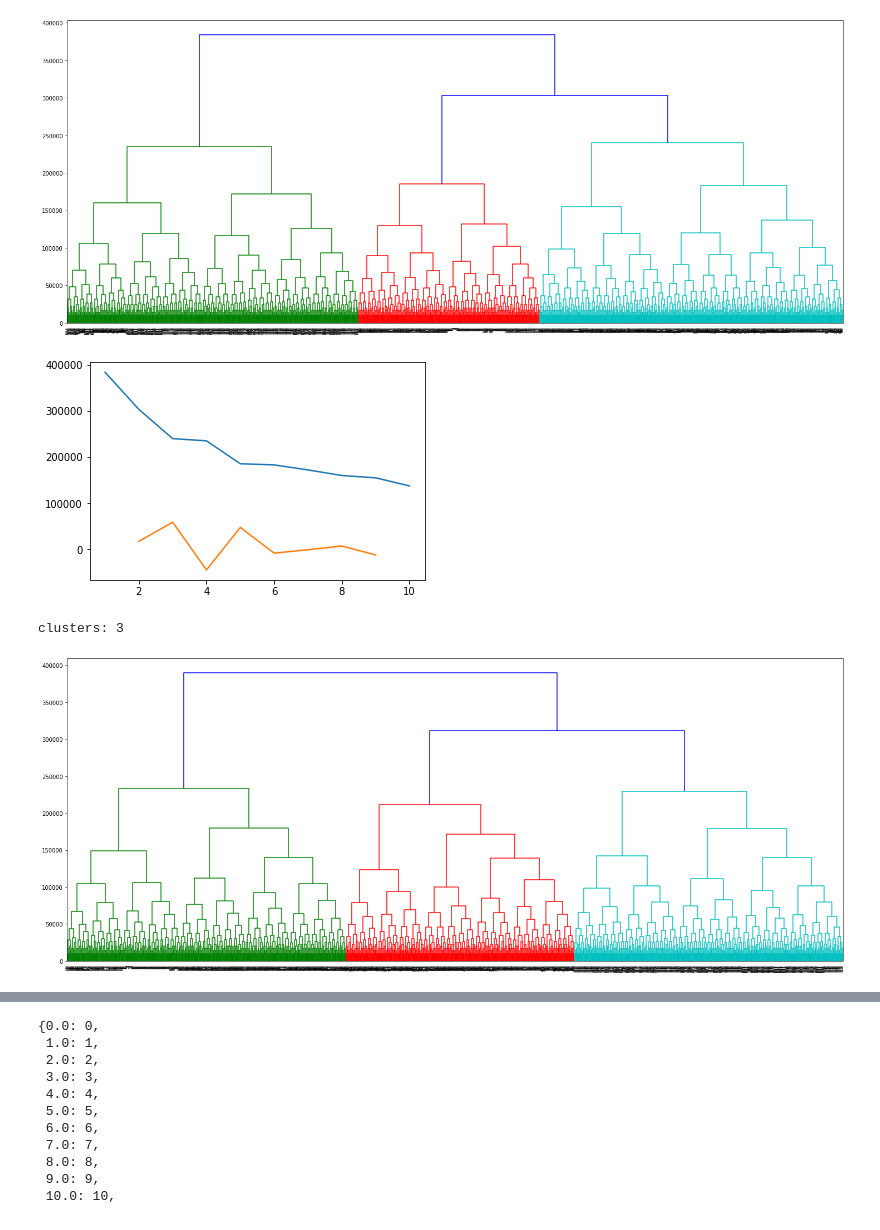
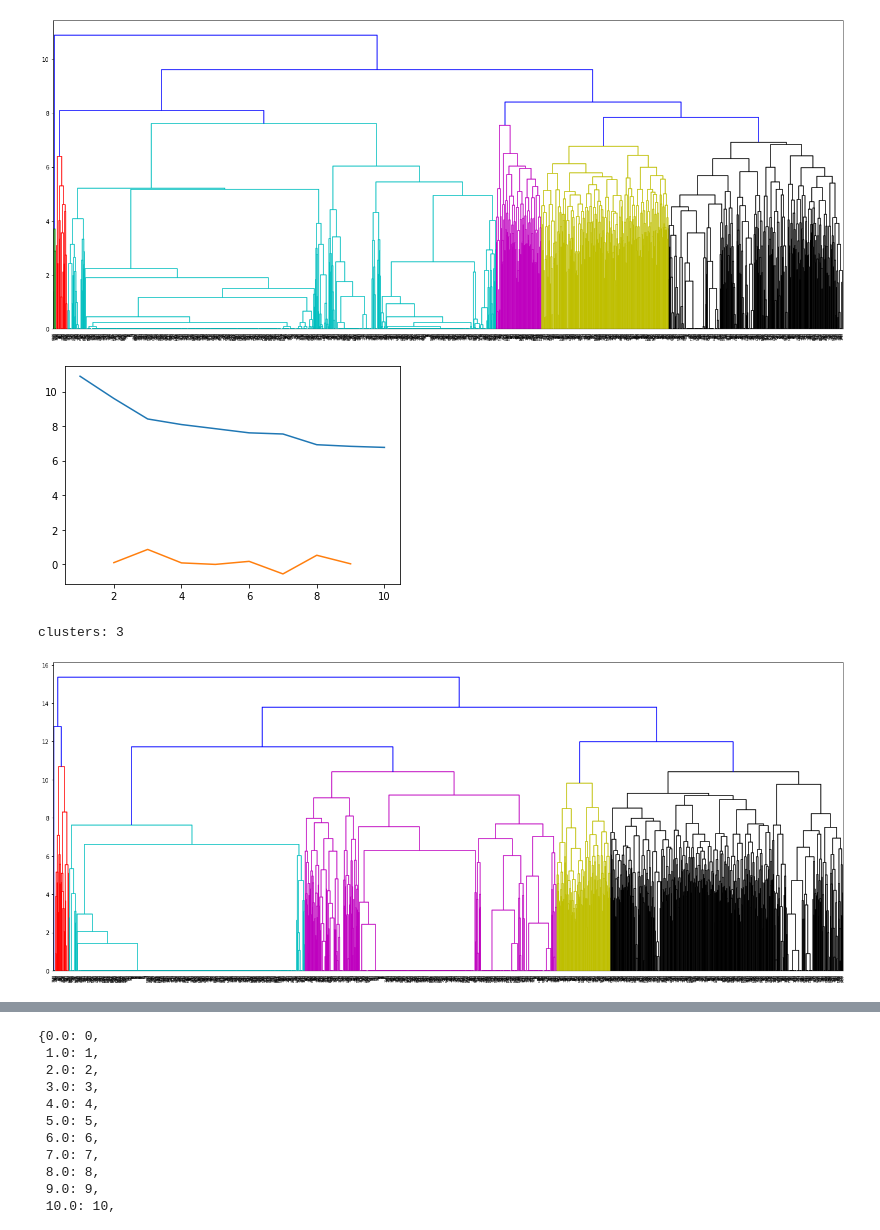
Before and after one commit to Zarand3r/corona_light, a Jupyter notebook: models/HMM_Work/HMM_Big_File.ipynb, the cells around one changed output, grey strips where cells are left out. Drawn from its saved outputs; the diff is of its cells as text; code cells hidden in the pictures.

```diff
--- a/models/HMM_Work/HMM_Big_File.ipynb
+++ b/models/HMM_Work/HMM_Big_File.ipynb
@@ -474,10 +418,10 @@ clusters_NYT_W = fcluster(Z_NYT_W, 5, criterion='maxclust')
 # %%
-distance_JHU_N = dtw.distance_matrix_fast(Series_JHU_nozeros)
-Z_JHU_N = linkage(noinf(distance_JHU_N), 'complete')
+distance_JHU_N = dtw.distance_matrix_fast(Series_JHU_nozeros,compact=True)
+Z_JHU_N = linkage(distance_JHU_N, method='complete')
 fig = plt.figure(figsize=(25, 10))
 dn_JHU_N = dendrogram(Z_JHU_N)
 # %% [output]
-[figure, old version]
+[figure, new version]
 # %%
 last = Z_JHU_N[-10:, 2]
 last_rev = last[::-1]
@@ -491,6 +435,6 @@ plt.show()
 k = acceleration_rev.argmax() + 2  # if idx 0 is the max of this we want 2 clusters
 print("clusters:", k)
 # %% [output]
-[figure, old version]
+[figure, new version]
 clusters: 3
 # %%
@@ -506,12 +450,12 @@ for i in range(len(Series_JHU)):
         temp.append(0)
 clusters_JHU_N = temp
 # %%
-distance_NYT_F_N = dtw.distance_matrix_fast(Series_NYT_F_nozeros)
-Z_NYT_F_N = linkage(noinf(distance_NYT_F_N), 'complete')
+distance_NYT_F_N = dtw.distance_matrix_fast(Series_NYT_F_nozeros,compact=True)
+Z_NYT_F_N = linkage(distance_NYT_F_N, method='complete')
 fig = plt.figure(figsize=(25, 10))
 dn_NYT_F_N = dendrogram(Z_NYT_F_N)
 # %% [output]
-[figure, old version]
+[figure, new version]
 # %%
 last = Z_NYT_F_N[-10:, 2]
 last_rev = last[::-1]
```
Also changed, not shown: parts of 49 cells of this notebook, 1 other file.
